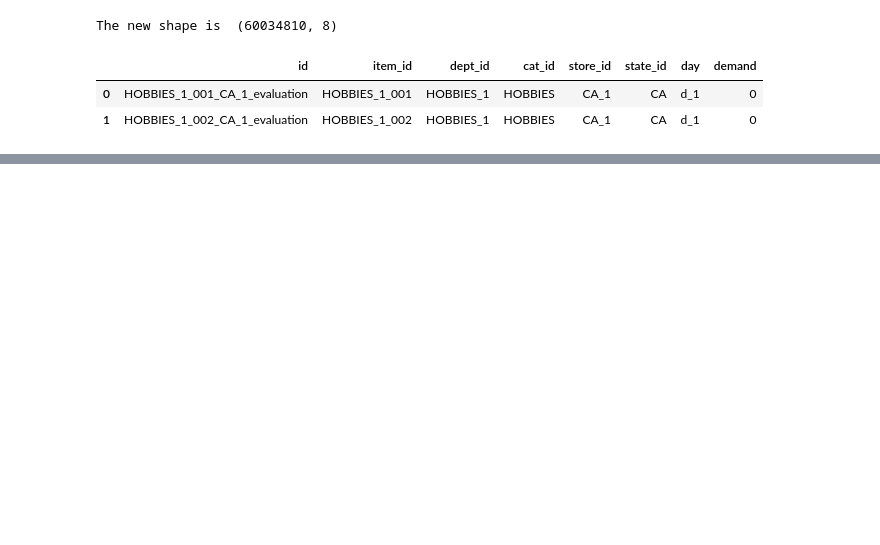
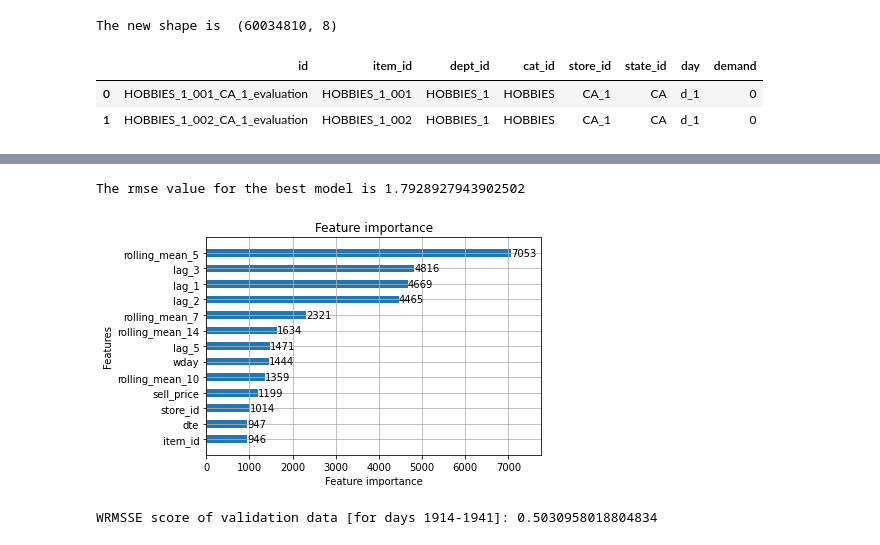
Before and after one commit to vence-andersen/M5-Forecasting-Accuracy, a Jupyter notebook: Feature_Engineering.ipynb, the cells around one changed output, grey strips where cells are left out. Saved outputs shown, nothing was run; the diff lists cells and outputs as text; code cells hidden in the pictures; blank space fills up the shorter version.

```diff
--- a/Feature_Engineering.ipynb
+++ b/Feature_Engineering.ipynb
@@ -207,0 +227,3 @@ Length: 60034810, dtype: int16
+# %%
+# We will now be working on data which was recorded only after "2013-09-23"
+data = data[data['date'] > '2013-09-23']
@@ -207,0 +242,12 @@ Length: 60034810, dtype: int16
+# %%
+y_train = X_train['demand']
+y_val = X_val['demand']
+
+# We are drpping the features which are not required.
+X_train.drop(['id', 'day','demand', 'wm_yr_wk','date'],axis = 1,inplace = True)
+X_val.drop(['id', 'day','demand', 'wm_yr_wk','date'],axis = 1,inplace = True)
+X_test.drop(['id', 'day','demand', 'wm_yr_wk','date'],axis = 1,inplace = True)
+
+print(X_train.shape,y_train.shape)
+print(X_val.shape,y_val.shape)
+print(X_test.shape)
@@ -207,0 +264,15 @@ Length: 60034810, dtype: int16
+# %%
+# We are now running our LightGBM model with multiple learning rate and max depth values to get the best parameter.
+
+lr = [0.05, 0.1]
+md = [3, 5, 7]
+
+for i in lr:
+    for j in tqdm(md):
+        lgb = LGBMRegressor(objective = 'tweedie', learning_rate = i, max_depth = j ,subsample = 0.7,
+                              colsample_bytree = 0.7, n_estimators = 1300)
+        lgb.fit(X_train,y_train, verbose = False)
+        y_pred = lgb.predict(X_val)
+        rmse = mean_squared_error(y_val,y_pred)
+        print(f"For learning_rate {i} and max_depth {j}, the rmse is {rmse}")
+        print("*" * 50)
@@ -207,0 +292,17 @@ Length: 60034810, dtype: int16
+# %%
+# We are retraining the model with best parameter we got.
+
+lgb = LGBMRegressor(objective = 'tweedie', learning_rate = 0.1, max_depth = 7,subsample = 0.7,
+                              colsample_bytree = 0.7, n_estimators = 1300)
+lgb.fit(X_train,y_train)
+y_pred = lgb.predict(X_val)
+rmse = mean_squared_error(y_val,y_pred)
+print(f'The rmse value for the best model is {rmse}')
+# %% [output]
+The rmse value for the best model is 1.7928927943902502
+# %%
+# Plot importance helps us plot the top features. Here we are plotting the top 13 features and setting the bar width to be 0.5
+plot_importance(lgb,max_num_features = 13, height = 0.5)
+plt.show()
+# %% [output]
+[figure, added]
@@ -207,0 +319,10 @@ Length: 60034810, dtype: int16
+# %%
+d_cols = [d for d in sales.columns if 'd_' in d][-28:]
+preds_val = pd.DataFrame(pred_val,columns = d_cols)
+train_df = sales.iloc[:,:-28]
+val_df = sales.iloc[:,-28:]
+evaluator = WRMSSEEvaluator(train_df, val_df, cal, sell_price)
+score = evaluator.score(preds_val)
+print("WRMSSE score of validation data [for days 1914-1941]:",score)
+# %% [output]
+WRMSSE score of validation data [for days 1914-1941]: 0.5030958018804834
```
Also changed, not shown: parts of 77 cells of this notebook.
